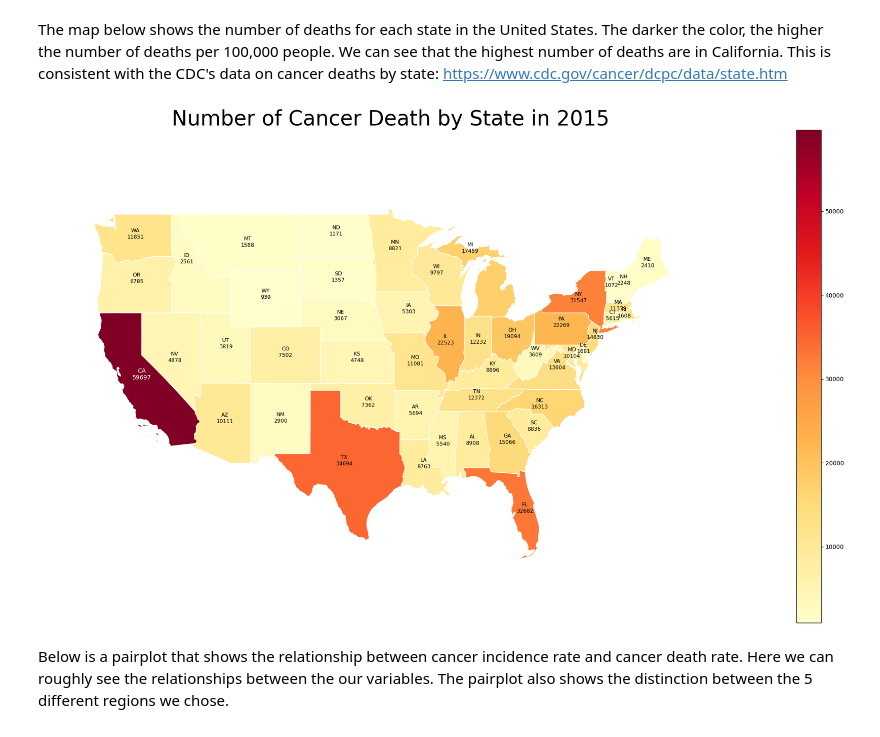
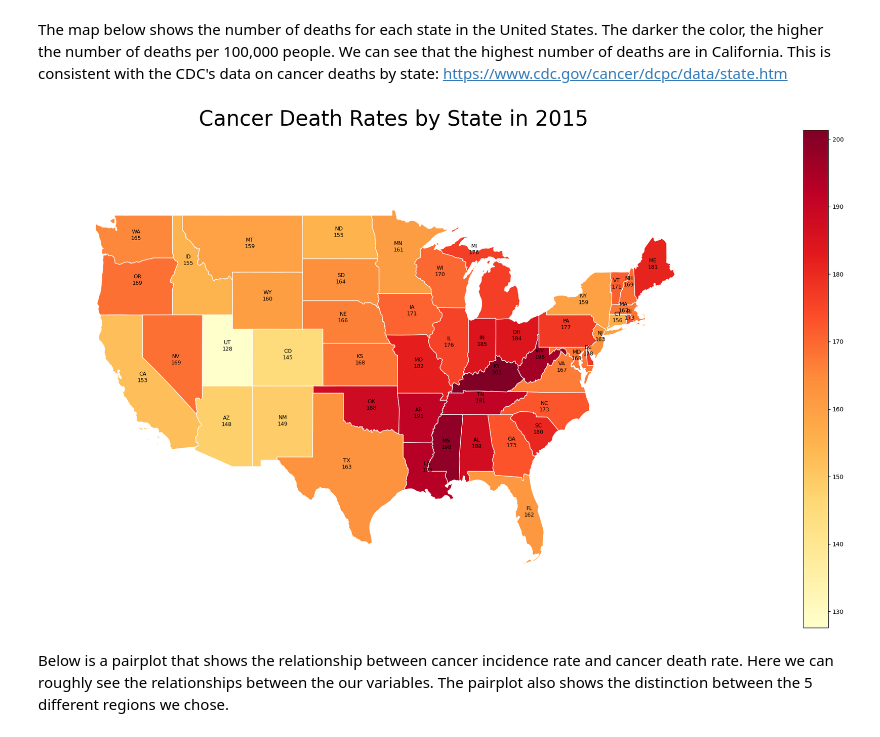
Before and after one commit to caseyhild/Data-Science-For-Cancer-Analysis, a Jupyter notebook: EDACheckpointGroup_Sp23_Casey_s_Group.ipynb, the cells around one changed output. Saved outputs shown, nothing was run; the diff lists cells and outputs as text; code cells hidden in the pictures.

```diff
--- a/EDACheckpointGroup_Sp23_Casey_s_Group.ipynb
+++ b/EDACheckpointGroup_Sp23_Casey_s_Group.ipynb
@@ -306,41 +306,41 @@ We will now carry out our Data Analysis and EDA.
 <!-- # tell something about the plot below -->
 The map below shows the number of deaths for each state in the United States. The darker the color, the higher the number of deaths per 100,000 people. We can see that the highest number of deaths are in California. This is consistent with the CDC's data on cancer deaths by state: https://www.cdc.gov/cancer/dcpc/data/state.htm
 # %%
-data_cancer['num_death'] = data_cancer['popest2015'] * data_cancer['death rate']
-dc_agg = data_cancer.groupby('state').agg({'num_death': 'sum'}).round(2).reset_index()
-dc_agg['num_death'] = dc_agg['num_death'] / 100000
+data_cancer['num_death'] = data_cancer['popest2015'] * data_cancer['death rate'] / 100000
+dc_agg = data_cancer.groupby('state').agg({'num_death': 'sum', 'popest2015': 'sum'}).round(2).reset_index()
+dc_agg['num_death'] = dc_agg['num_death'] / dc_agg['popest2015'] * 100000
 
 # Load the US map shapefile using geopandas
 us_map = gpd.read_file('shapefile/cb_2018_us_state_20m.shp')
 
 us_geo = us_map.merge(dc_agg, left_on='NAME', right_on='state')
 us_geo['coords'] = us_geo['geometry'].apply(lambda x: x.representative_point().coords[:])
 
 fig, ax = plt.subplots(figsize=(35, 15))
 us_geo.plot(column='num_death',
             figsize=(35, 15),
             legend=True,
             # legend_kwds={'label': "Incidence Cancer Rate in 2015", 'orientation': "vertical"},
             edgecolor="white", cmap='YlOrRd', ax=ax)
 
 for idx, row in us_geo.iterrows():
 
     if row['STUSPS'] == 'DC':
         continue
 
     if row['num_death'] >= 50000:
         plt.annotate("{}\n".format(row['STUSPS']), row['coords'][0],horizontalalignment='center', size=10, color='white')
         plt.annotate("{:.0f}".format(row['num_death']), row['coords'][0],horizontalalignment='center', size=10, color='white')
 
     else:
         plt.annotate("{}\n{:.0f}".format(row['STUSPS'], row['num_death']), row['coords'][0],horizontalalignment='center', size=9)
 
-ax.set_title('Number of Cancer Death by State in 2015',fontsize=35)
+ax.set_title('Cancer Death Rates by State in 2015',fontsize=35)
 plt.xlim(-130,-60)
 plt.ylim(20,55)
 plt.axis('off');
 # %% [output]
-[figure, old version]
+[figure, new version]
 # %% [markdown]
 Below is a pairplot that shows the relationship between cancer incidence rate and cancer death rate. Here we can roughly see the relationships between the our variables. The pairplot also shows the distinction between the 5 different regions we chose.
 # %%
```
Also changed, not shown: parts of 19 cells of this notebook.
